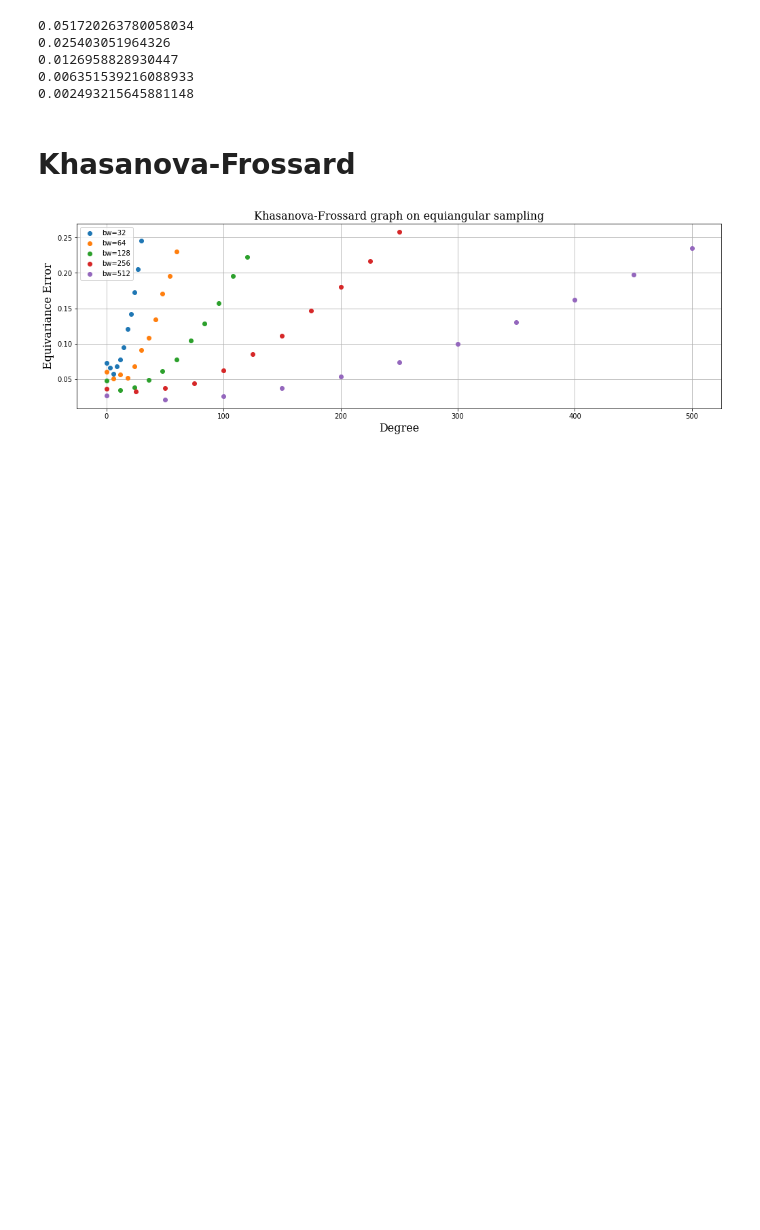
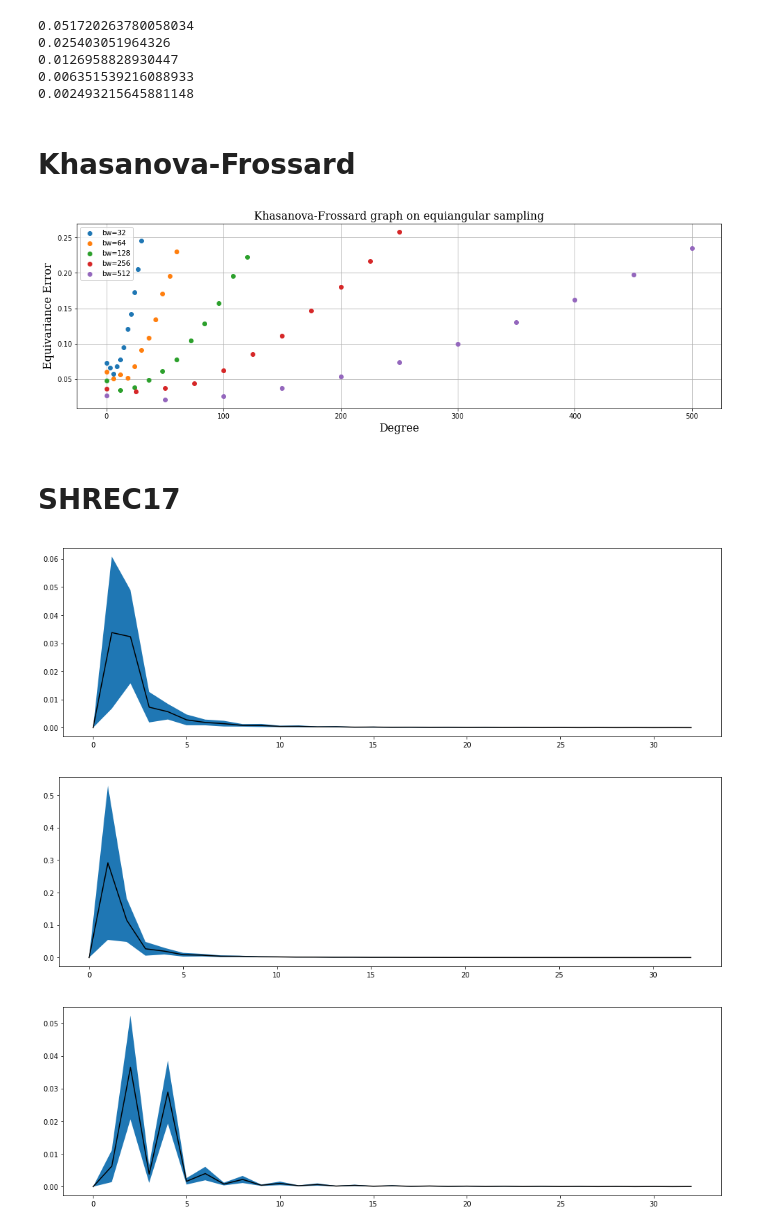
Before and after one commit to deepsphere/paper-deepsphere-iclr2020, a Jupyter notebook: notebooks/Figures.ipynb, the cells around one changed output. Drawn from its saved outputs; the diff is of its cells as text; code cells hidden in the pictures; blank space fills up the shorter version.

Commit message:
all_in_one figure

```diff
--- a/notebooks/Figures.ipynb
+++ b/notebooks/Figures.ipynb
@@ -198,3 +198,37 @@ plt.savefig("khasanova_frossard.pdf")
 plt.show()
 # %% [output]
 [figure]
+# %% [markdown]
+# SHREC17
+# %%
+cl = pickle.load(open('shrec17_spectrum.pickle', 'rb'))
+
+# 1000 objects out of 30k were randomly sampled to be analyzed.
+# The mean was subtracted from each signal in a preprocessing step.
+# The spectrum was computed by healpy.anafast up to lmax=nside (since there's nothing beyond)
+
+# cl is a dictionary with keys = {1, 2, 3}.
+# cl[feature] is a matrix of shape [1000, 33] where each row is the spectrum of one signal
+
+nside=32
+
+avg_spectrum = dict()
+n_hmaps = 1000
+lmax = nside
+
+for feature in range(3):
+
+    # here I compute the average spectrum by averaging the rows of cl[feature]
+    avg_spectrum[feature] = np.mean(cl[feature], axis=0)
+
+    # here I calculate the standard deviation of the spectra to plot a confidence interval around the
+    # average spectrum
+    std_dev = np.std(cl[feature], axis=0)
+
+    plt.plot(avg_spectrum[feature], 'k-')
+    plt.fill_between(x, avg_spectrum[feature]-0.5*std_dev, avg_spectrum[feature]+0.5*std_dev)
+    plt.show()
+# %% [output]
+[figure, added]
+[figure, added]
+[figure, added]
```
Also changed, not shown: parts of 8 cells of this notebook, 11 other files.
